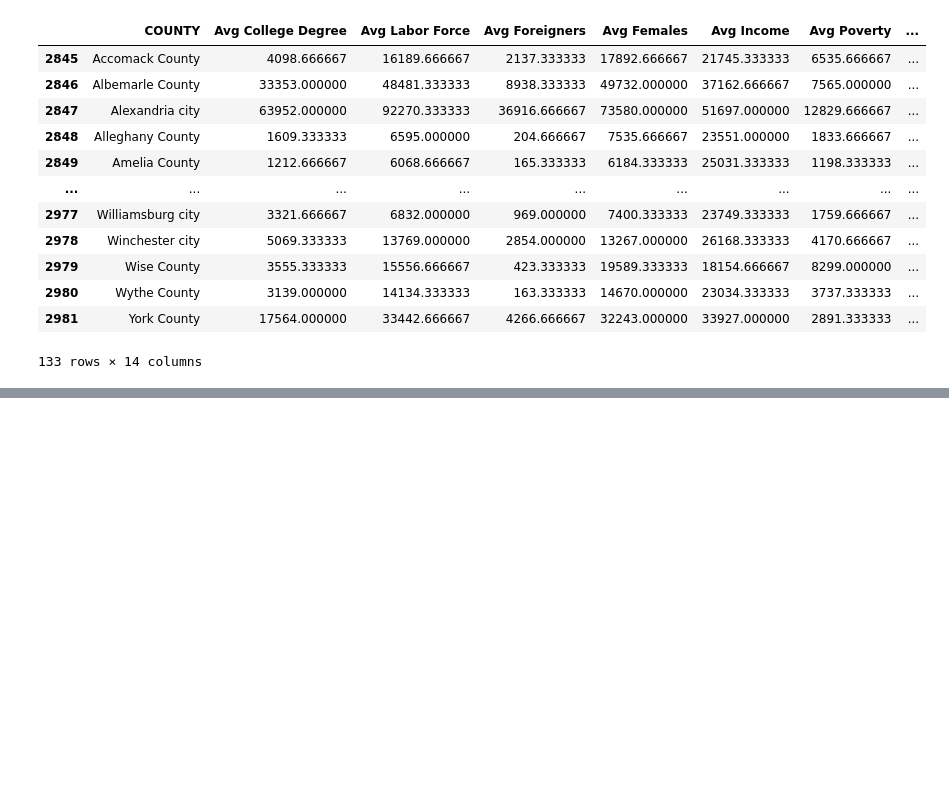
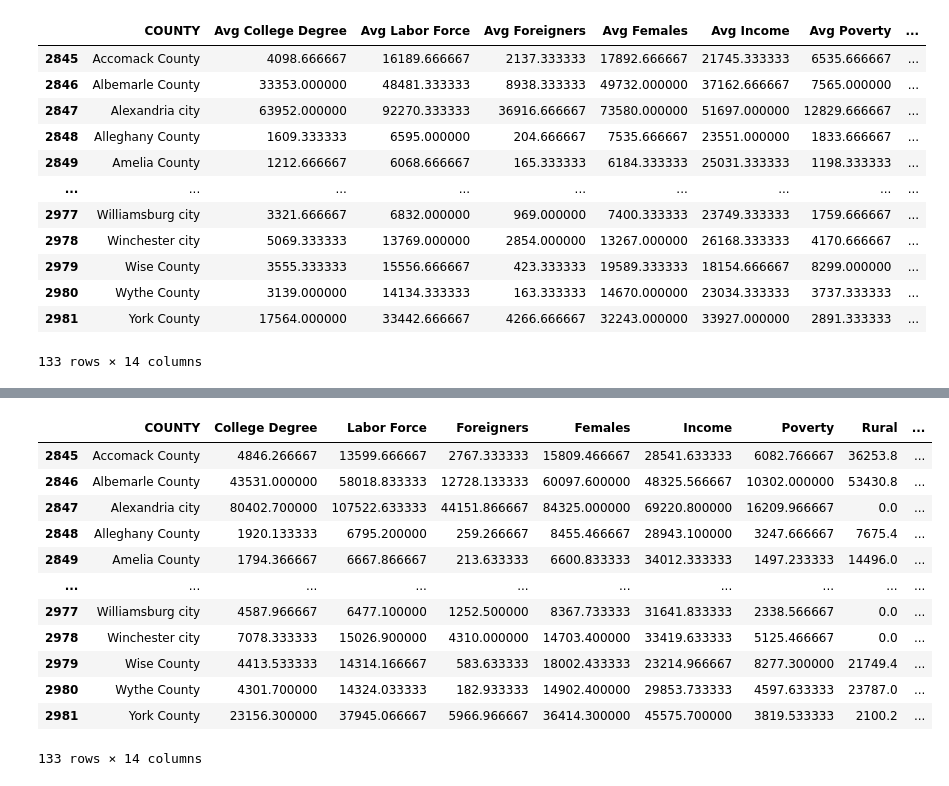
Before and after one commit to gsilver321/project_voting, a Jupyter notebook: voting_cleaning.ipynb, the cells around one changed output, grey strips where cells are left out. Cells and saved outputs as stored; diff of their text form; code cells hidden in the pictures; blank space fills up the shorter version.

```diff
--- a/voting_cleaning.ipynb
+++ b/voting_cleaning.ipynb
@@ -255,0 +371,16 @@ df_avg.to_csv('demographic_info.csv', index=False)
+# %%
+print('----------- Pre-cleaning | test data null counts')
+for v in df_test.columns:
+   print(v, sum(df_test[v].isnull()))
+
+print('\n', df_test.head(), '\n')
+
+for v in df_test.columns: # loop through each var
+  if v == "COUNTY": continue # skip categorical var
+  df_test[v] = df_test[v].fillna(np.nanmedian(df_test[v])) # fill nan with median for that column. Using median omits outliers
+
+print('----------- Post-cleaning | test data null counts')
+for v in df_test.columns:
+  print(v, sum(df_test[v].isnull()))
+
+print('\n', df_test.head())
@@ -255,0 +405,30 @@ df_avg.to_csv('demographic_info.csv', index=False)
+# %%
+for v in temp_df2.index:
+  if v.lower() not in [x.lower().replace("county", "").strip() for x in df_test["COUNTY"]]:
+    temp_df2 = temp_df2.drop(v)
+
+  if "city" not in v.lower():
+    temp_df2 = temp_df2.rename(index={v: v + " COUNTY"})
+
+# remove counties not in map data (i.e. make counties same as ones in shapefile)
+df_test = df_test[df_test["COUNTY"] != "Bedford city"]
+df_test = df_test[df_test["COUNTY"] != "Nansemond County"]
+df_test = df_test[df_test["COUNTY"] != "South Boston City"]
+df_test = df_test[df_test["COUNTY"] != "Clifton Forge City"]
+
+df_test["Prob Dem"] = temp_df2["encode_dem"].values
+df_test
+# %% [output]
+|  | COUNTY | College Degree | Labor Force | Foreigners | Females | Income | Poverty | Rural | ... |
+| 2845 | Accomack County | 4846.266667 | 13599.666667 | 2767.333333 | 15809.466667 | 28541.633333 | 6082.766667 | 36253.8 | ... |
+| 2846 | Albemarle County | 43531.000000 | 58018.833333 | 12728.133333 | 60097.600000 | 48325.566667 | 10302.000000 | 53430.8 | ... |
+| 2847 | Alexandria city | 80402.700000 | 107522.633333 | 44151.866667 | 84325.000000 | 69220.800000 | 16209.966667 | 0.0 | ... |
+| 2848 | Alleghany County | 1920.133333 | 6795.200000 | 259.266667 | 8455.466667 | 28943.100000 | 3247.666667 | 7675.4 | ... |
+| 2849 | Amelia County | 1794.366667 | 6667.866667 | 213.633333 | 6600.833333 | 34012.333333 | 1497.233333 | 14496.0 | ... |
+| ... | ... | ... | ... | ... | ... | ... | ... | ... | ... |
+| 2977 | Williamsburg city | 4587.966667 | 6477.100000 | 1252.500000 | 8367.733333 | 31641.833333 | 2338.566667 | 0.0 | ... |
+| 2978 | Winchester city | 7078.333333 | 15026.900000 | 4310.000000 | 14703.400000 | 33419.633333 | 5125.466667 | 0.0 | ... |
+| 2979 | Wise County | 4413.533333 | 14314.166667 | 583.633333 | 18002.433333 | 23214.966667 | 8277.300000 | 21749.4 | ... |
+| 2980 | Wythe County | 4301.700000 | 14324.033333 | 182.933333 | 14902.400000 | 29853.733333 | 4597.633333 | 23787.0 | ... |
+| 2981 | York County | 23156.300000 | 37945.066667 | 5966.966667 | 36414.300000 | 45575.700000 | 3819.533333 | 2100.2 | ... |
+133 rows × 14 columns
```
Also changed, not shown: parts of 8 cells of this notebook.
